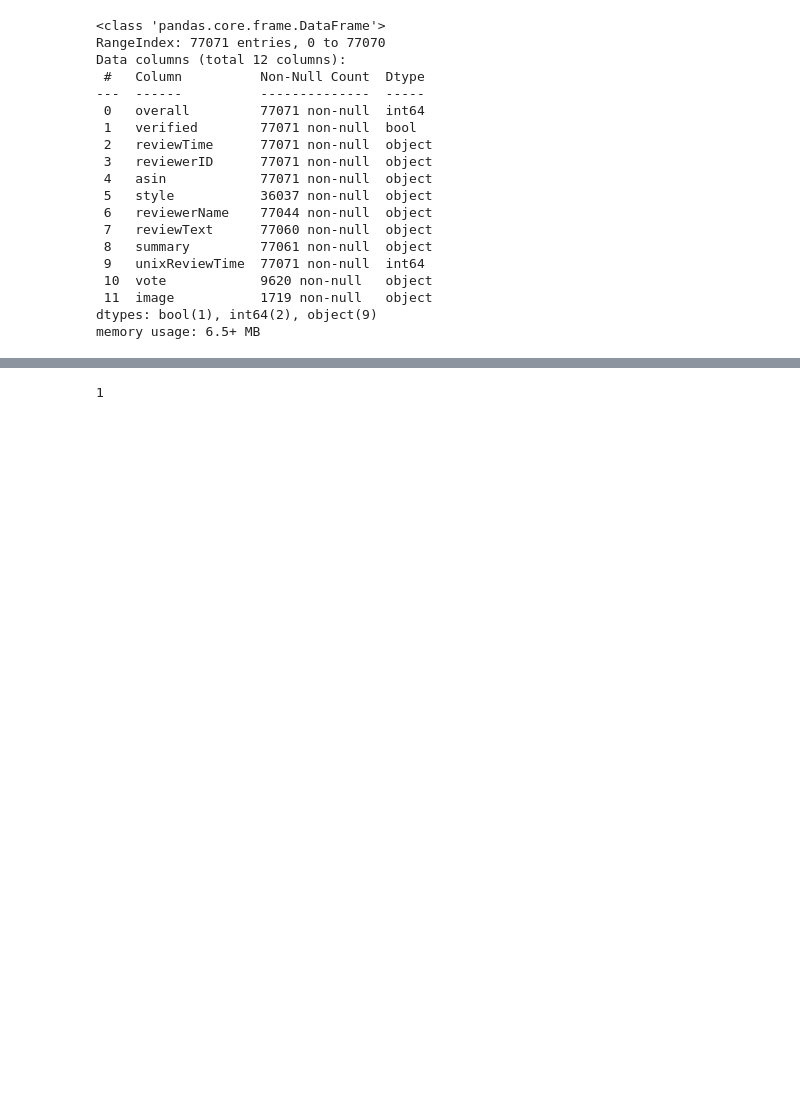
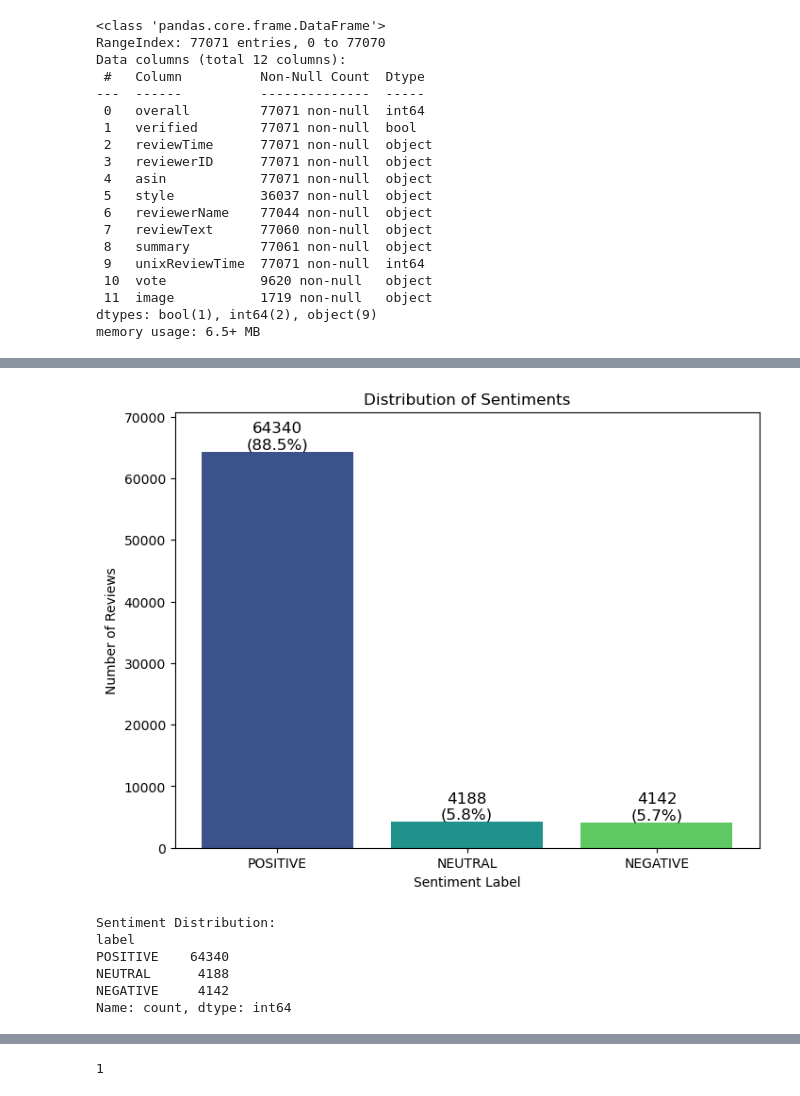
Before and after one commit to ruolan89/W25_COMP262_002_TeamGamma, a Jupyter notebook: Project_Phares1_TeamGamma.ipynb, the cells around one changed output, grey strips where cells are left out. Saved outputs shown, nothing was run; the diff lists cells and outputs as text; code cells hidden in the pictures; blank space fills up the shorter version.

```diff
--- a/Project_Phares1_TeamGamma.ipynb
+++ b/Project_Phares1_TeamGamma.ipynb
@@ -101,3 +190,37 @@ Name: count, dtype: int64
+# %%
+rating_counts = data['label'].value_counts()
+
+total_reviews = rating_counts.sum()
+
+colors = sns.color_palette("viridis", len(rating_counts))
+
+plt.figure(figsize=(8,6))
+bars = plt.bar(rating_counts.index, rating_counts.values, color=colors)
+
+plt.xlabel("Sentiment Label")
+plt.ylabel("Number of Reviews")
+plt.title("Distribution of Sentiments")
+plt.ylim(0, rating_counts.max() * 1.1)
+
+for bar in bars:
+    height = bar.get_height()
+    percentage = (height / total_reviews) * 100
+    plt.text(bar.get_x() + bar.get_width()/2, height,
+             f"{height}\n({percentage:.1f}%)",
+             ha='center', va='bottom', fontsize=12)
+
+plt.show()
+
+print("Sentiment Distribution:")
+print(rating_counts)
+# %% [output]
+[figure, added]
+Sentiment Distribution:
+label
+POSITIVE    64340
+NEUTRAL      4188
+NEGATIVE     4142
+Name: count, dtype: int64
 # %%
 num_across_products = data['asin'].value_counts()
 # %%
```
Also changed, not shown: parts of 84 cells of this notebook.
